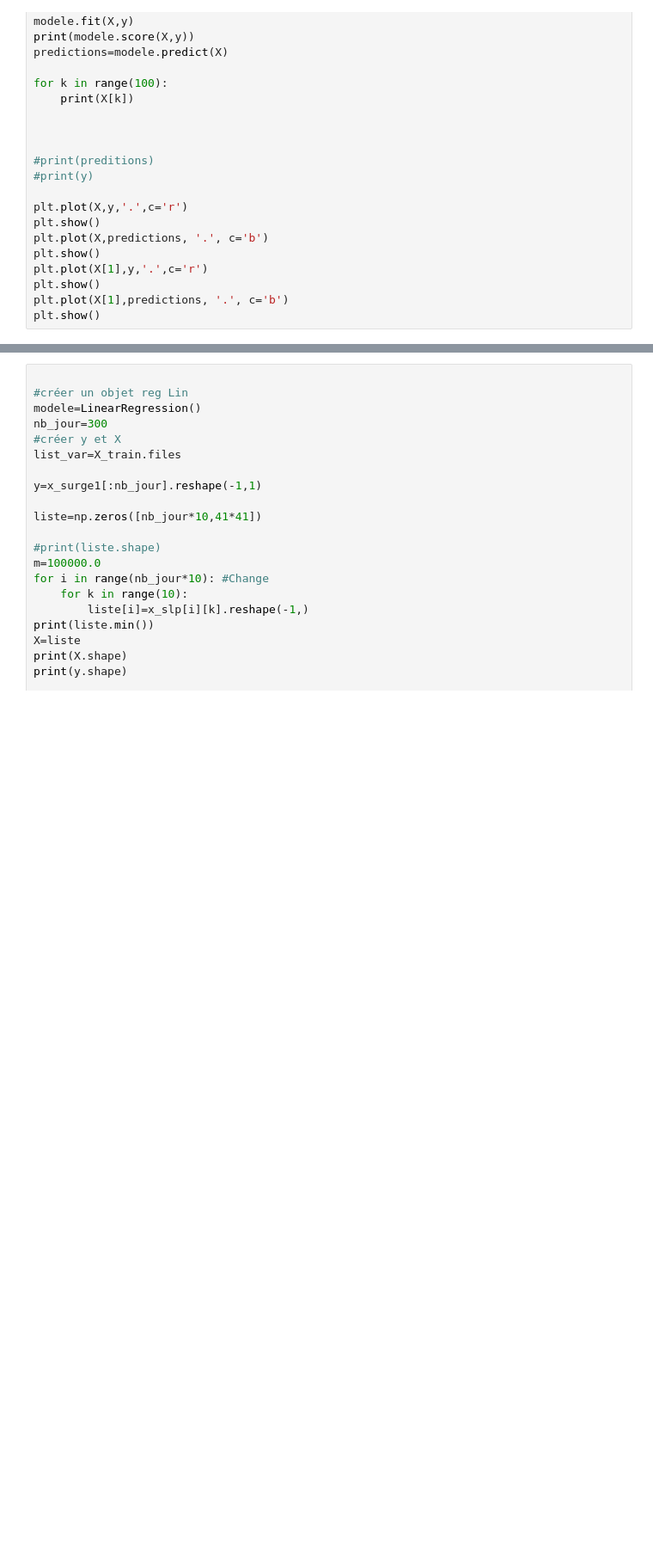
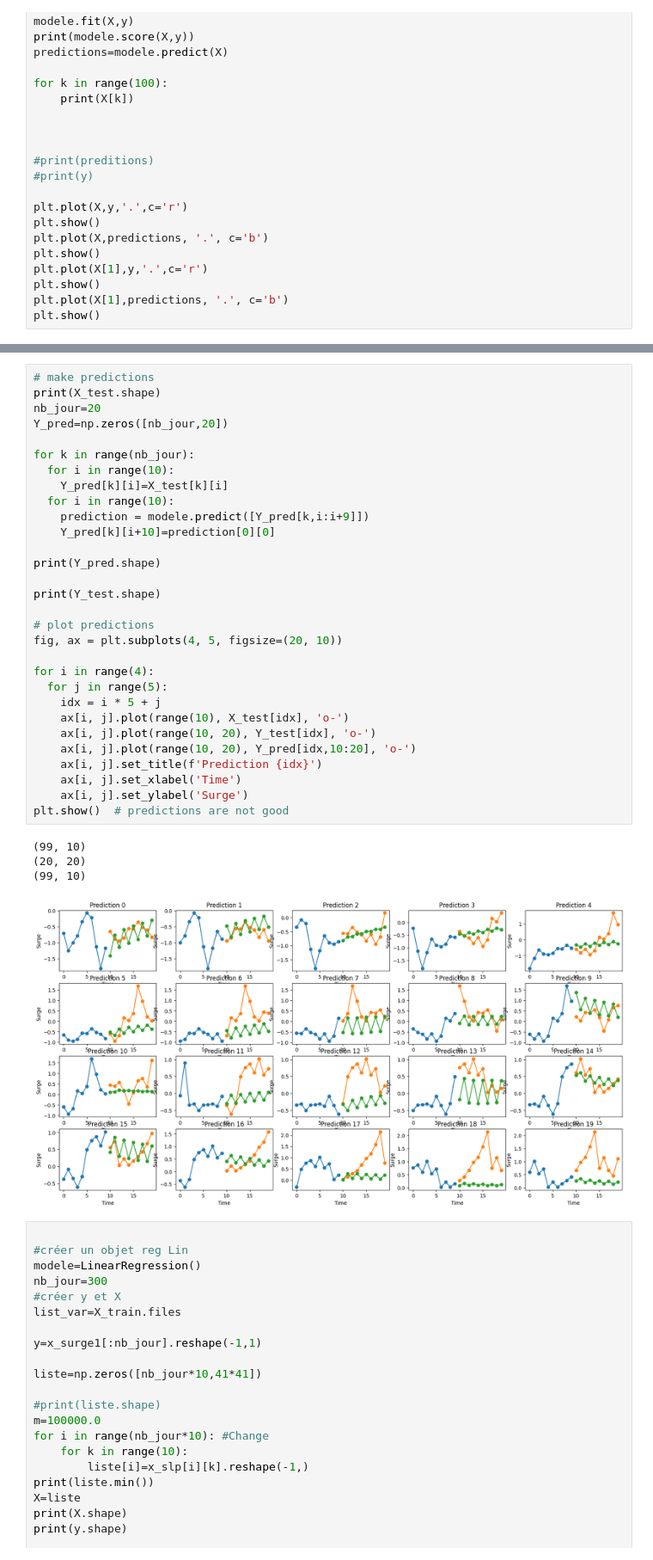
Before and after one commit to Entador/can-you-predict-the-tide, a Jupyter notebook: prediction_new.ipynb, the cells around one changed output, grey strips where cells are left out. Shown at 86% size. Drawn from its saved outputs; the diff is of its cells as text; blank space fills up the shorter version.

```diff
--- a/prediction_new.ipynb
+++ b/prediction_new.ipynb
@@ -115,3 +159,38 @@ plt.show()
+# %%
+# make predictions
+print(X_test.shape)
+nb_jour=20
+Y_pred=np.zeros([nb_jour,20])
+
+for k in range(nb_jour):
+  for i in range(10):
+    Y_pred[k][i]=X_test[k][i]
+  for i in range(10):
+    prediction = modele.predict([Y_pred[k,i:i+9]])
+    Y_pred[k][i+10]=prediction[0][0]
+
+print(Y_pred.shape)
+
+print(Y_test.shape)
+
+# plot predictions
+fig, ax = plt.subplots(4, 5, figsize=(20, 10))
+
+for i in range(4):
+  for j in range(5):
+    idx = i * 5 + j
+    ax[i, j].plot(range(10), X_test[idx], 'o-')
+    ax[i, j].plot(range(10, 20), Y_test[idx], 'o-')
+    ax[i, j].plot(range(10, 20), Y_pred[idx,10:20], 'o-')
+    ax[i, j].set_title(f'Prediction {idx}')
+    ax[i, j].set_xlabel('Time')
+    ax[i, j].set_ylabel('Surge')
+plt.show()  # predictions are not good
+# %% [output]
+(99, 10)
+(20, 20)
+(99, 10)
+[figure, added]
 # %%
 
 #créer un objet reg Lin
```
Also changed, not shown: parts of 10 cells of this notebook, 1 other file.
